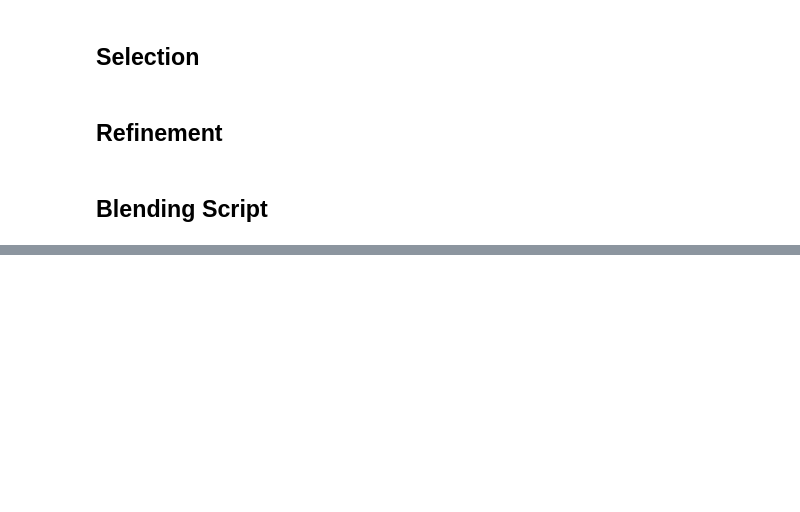
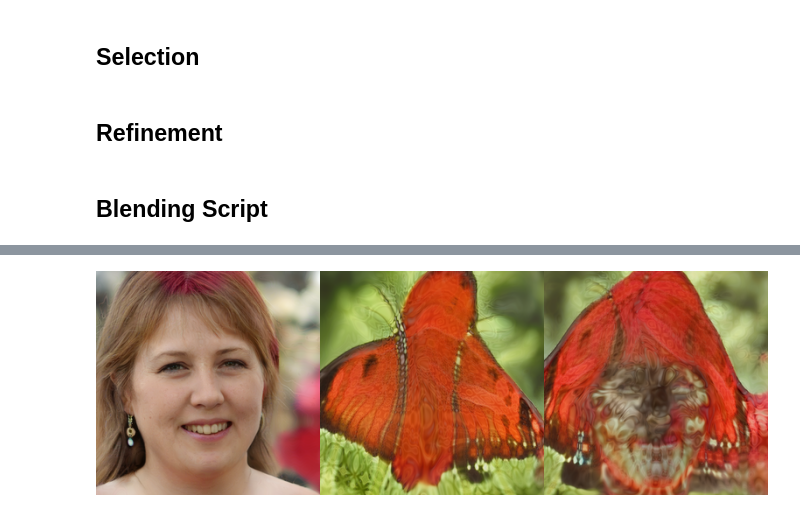
Before and after one commit to adamdavidcole/stylegan3-fun-blend, a Jupyter notebook: blend.ipynb, the cells around one changed output, grey strips where cells are left out. Drawn from its saved outputs; the diff is of its cells as text; code cells hidden in the pictures; blank space fills up the shorter version.

Commit message:
working blend interface

```diff
--- a/blend.ipynb
+++ b/blend.ipynb
@@ -410,0 +451,17 @@ ValueError: ('b4', 0) is not in list
+# %%
+def doBlend(blend_thresh=7):
+  newDictSynt = G_tuned.synthesis.state_dict().copy()
+  GSyntKeys = G.synthesis.state_dict().keys()
+
+  for key in GSyntKeys:
+    if key[:1] != 'L' : continue
+
+    if int(key.split('_')[0][1:]) > blend_thresh: l = 1
+    else: l = 0
+    if 'affine' in key: l = 0
+
+    newDictSynt[key] = newDictSynt[key]*l + G.synthesis.state_dict()[key]*(1-l)
+
+  G_new.synthesis.load_state_dict(newDictSynt)
+
+doBlend()
@@ -410,0 +490,44 @@ ValueError: ('b4', 0) is not in list
+# %%
+#@title Test { run: "auto" }
+seed =  683 #@param {type:"slider", min:0, max:10000, step:1}
+blend_thresh = 6 #@param {type:"slider", min:0, max:13, step:1}
+
+blend_val_0 = 0 #@param {type:"slider", min:0, max:1, step:0.001}
+blend_val_1 = 0 #@param {type:"slider", min:0, max:1, step:0.01}
+blend_val_2 = 0 #@param {type:"slider", min:0, max:1, step:0.01}
+blend_val_3 = 0.5 #@param {type:"slider", min:0, max:1, step:0.01}
+blend_val_4 = 0.5 #@param {type:"slider", min:0, max:1, step:0.01}
+blend_val_5 = 1 #@param {type:"slider", min:0, max:1, step:0.01}
+blend_val_6 = 1 #@param {type:"slider", min:0, max:1, step:0.01}
+blend_val_7 = 1 #@param {type:"slider", min:0, max:1, step:0.01}
+blend_val_8 = 1 #@param {type:"slider", min:0, max:1, step:0.01}
+blend_val_9 = 1 #@param {type:"slider", min:0, max:1, step:0.01}
+blend_val_10 = 1 #@param {type:"slider", min:0, max:1, step:0.01}
+blend_val_11 = 1 #@param {type:"slider", min:0, max:1, step:0.01}
+blend_val_12 = 1 #@param {type:"slider", min:0, max:1, step:0.01}
+blend_val_13 = 0.5 #@param {type:"slider", min:0, max:1, step:0.01}
+blend_val_14 = 0.57 #@param {type:"slider", min:0, max:1, step:0.01}
+
+# blend = [0,0,0,0,0,0.2,0.2,0.2,0.5,0.7,0.8,.8,.8,.8,1]
+blend = [blend_val_0, blend_val_1, blend_val_2, blend_val_3, blend_val_4, blend_val_5, blend_val_6, blend_val_7, blend_val_8, blend_val_9, blend_val_10, blend_val_11, blend_val_12, blend_val_13, blend_val_14]
+psi = 0.5
+
+bl_str = ('_').join([str(o) for o in blend])
+net = destination_model_pkl.split('/')[-1]
+rnd = np.random.RandomState(seed)
+z = torch.tensor(rnd.randn(1,G.z_dim)).cuda()
+
+doBlend()
+w = G.mapping(z, None, truncation_psi=psi, truncation_cutoff=8)
+
+im1 = G.synthesis(w, noise_mode='const', force_fp32=True)
+im2 = G_tuned.synthesis(w, noise_mode='const', force_fp32=True)
+im3 = G_new.synthesis(w, noise_mode='const', force_fp32=True)
+im1 = t2i(im1)
+im2 = t2i(im2)
+im3 = t2i(im3)
+im = add_imgs([im1, im2, im3])
+# im.save(f'/content/m{net}_psi{psi}_b{bl_str}_s{seed}.jpg')
+im
+# %% [output]
+[figure, added]
```
Also changed, not shown: parts of 14 cells of this notebook.
